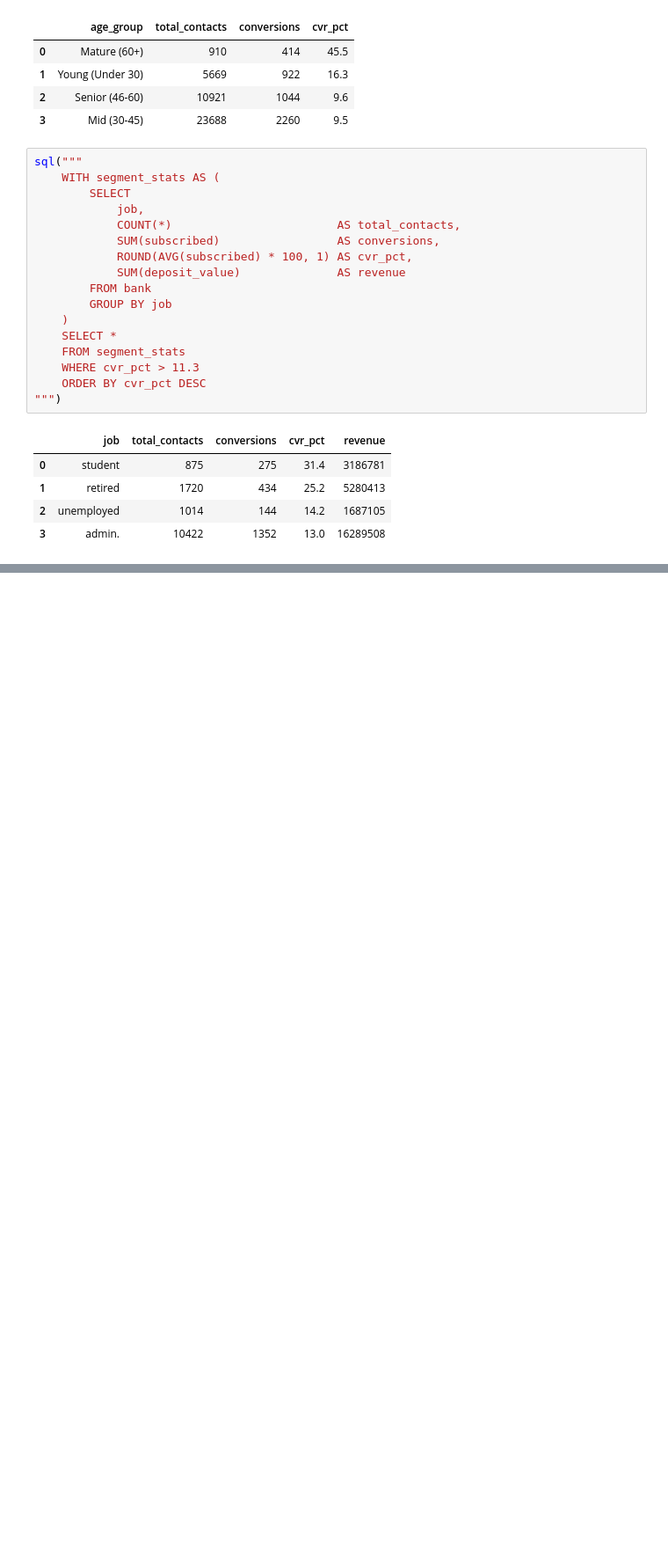
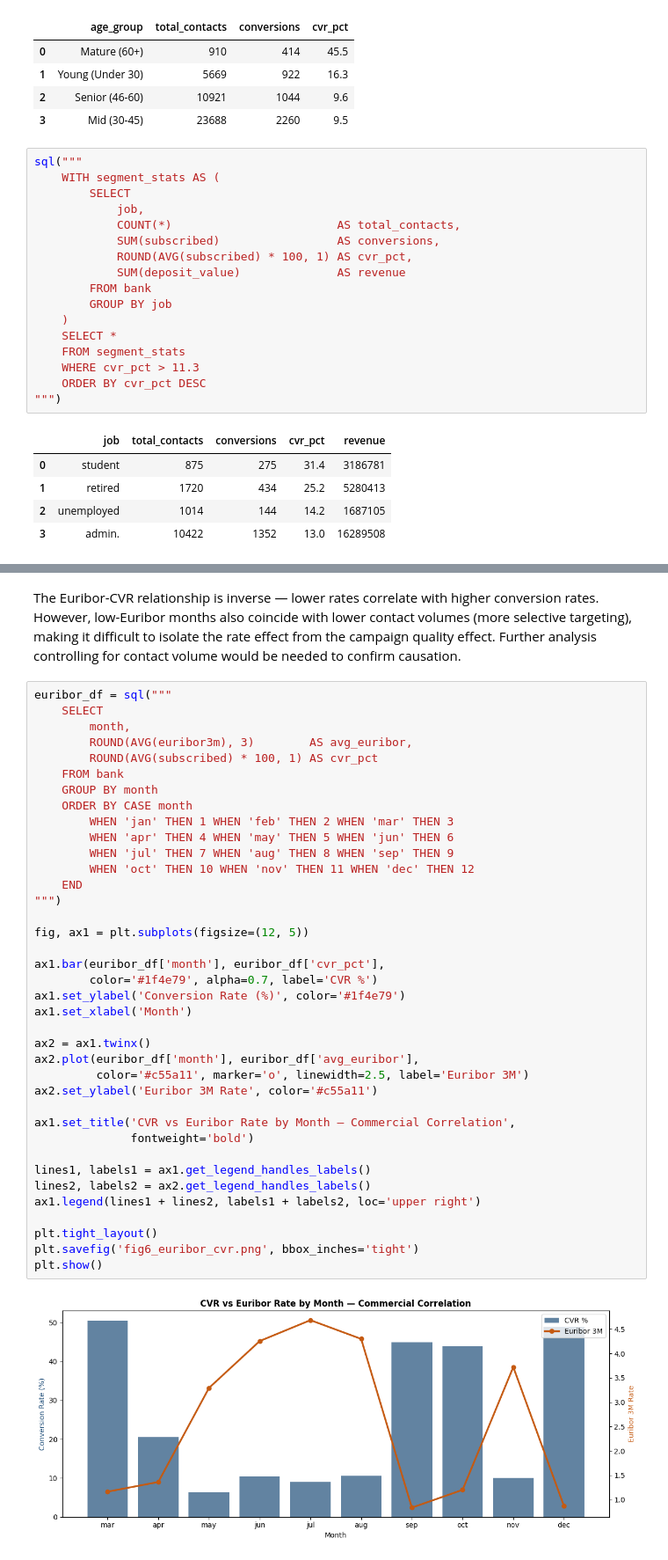
Before and after one commit to Claraoptions/Bank_commercial_dashbord, a Jupyter notebook: sqi_analysis.ipynb, the cells around one changed output, grey strips where cells are left out. Shown at 88% size. Drawn from its saved outputs; the diff is of its cells as text; blank space fills up the shorter version.

```diff
--- a/sqi_analysis.ipynb
+++ b/sqi_analysis.ipynb
@@ -106,0 +321,47 @@ sql("""
+# %% [markdown]
+The Euribor-CVR relationship is inverse — lower rates correlate
+with higher conversion rates. However, low-Euribor months also coincide
+with lower contact volumes (more selective targeting), making it
+difficult to isolate the rate effect from the campaign quality effect.
+Further analysis controlling for contact volume would be needed
+to confirm causation.
+# %%
+euribor_df = sql("""
+    SELECT
+        month,
+        ROUND(AVG(euribor3m), 3)        AS avg_euribor,
+        ROUND(AVG(subscribed) * 100, 1) AS cvr_pct
+    FROM bank
+    GROUP BY month
+    ORDER BY CASE month
+        WHEN 'jan' THEN 1 WHEN 'feb' THEN 2 WHEN 'mar' THEN 3
+        WHEN 'apr' THEN 4 WHEN 'may' THEN 5 WHEN 'jun' THEN 6
+        WHEN 'jul' THEN 7 WHEN 'aug' THEN 8 WHEN 'sep' THEN 9
+        WHEN 'oct' THEN 10 WHEN 'nov' THEN 11 WHEN 'dec' THEN 12
+    END
+""")
+
+fig, ax1 = plt.subplots(figsize=(12, 5))
+
+ax1.bar(euribor_df['month'], euribor_df['cvr_pct'],
+        color='#1f4e79', alpha=0.7, label='CVR %')
+ax1.set_ylabel('Conversion Rate (%)', color='#1f4e79')
+ax1.set_xlabel('Month')
+
+ax2 = ax1.twinx()
+ax2.plot(euribor_df['month'], euribor_df['avg_euribor'],
+         color='#c55a11', marker='o', linewidth=2.5, label='Euribor 3M')
+ax2.set_ylabel('Euribor 3M Rate', color='#c55a11')
+
+ax1.set_title('CVR vs Euribor Rate by Month — Commercial Correlation',
+              fontweight='bold')
+
+lines1, labels1 = ax1.get_legend_handles_labels()
+lines2, labels2 = ax2.get_legend_handles_labels()
+ax1.legend(lines1 + lines2, labels1 + labels2, loc='upper right')
+
+plt.tight_layout()
+plt.savefig('fig6_euribor_cvr.png', bbox_inches='tight')
+plt.show()
+# %% [output]
+[figure, added]
```
Also changed, not shown: parts of 8 cells of this notebook, 1 other file.
